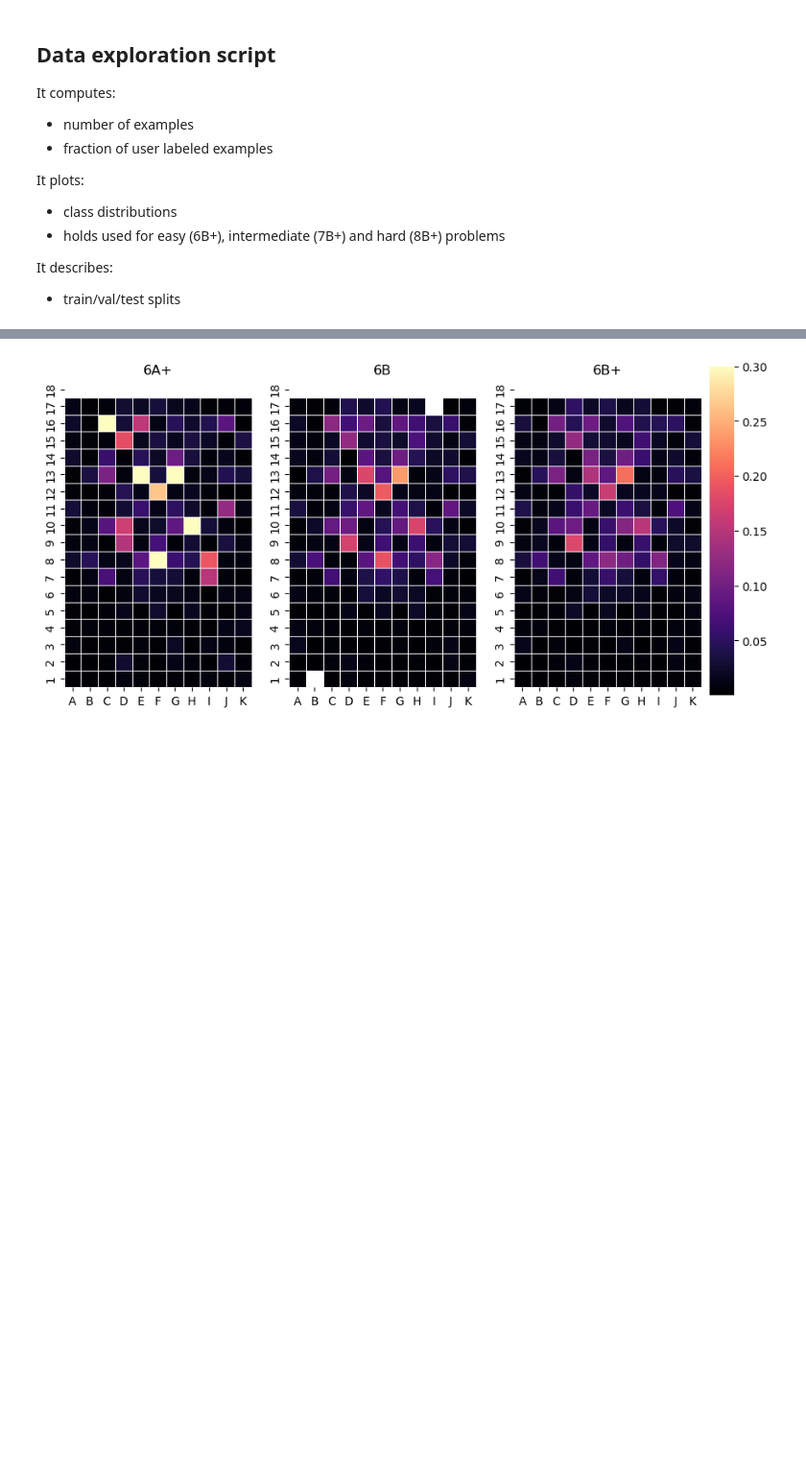
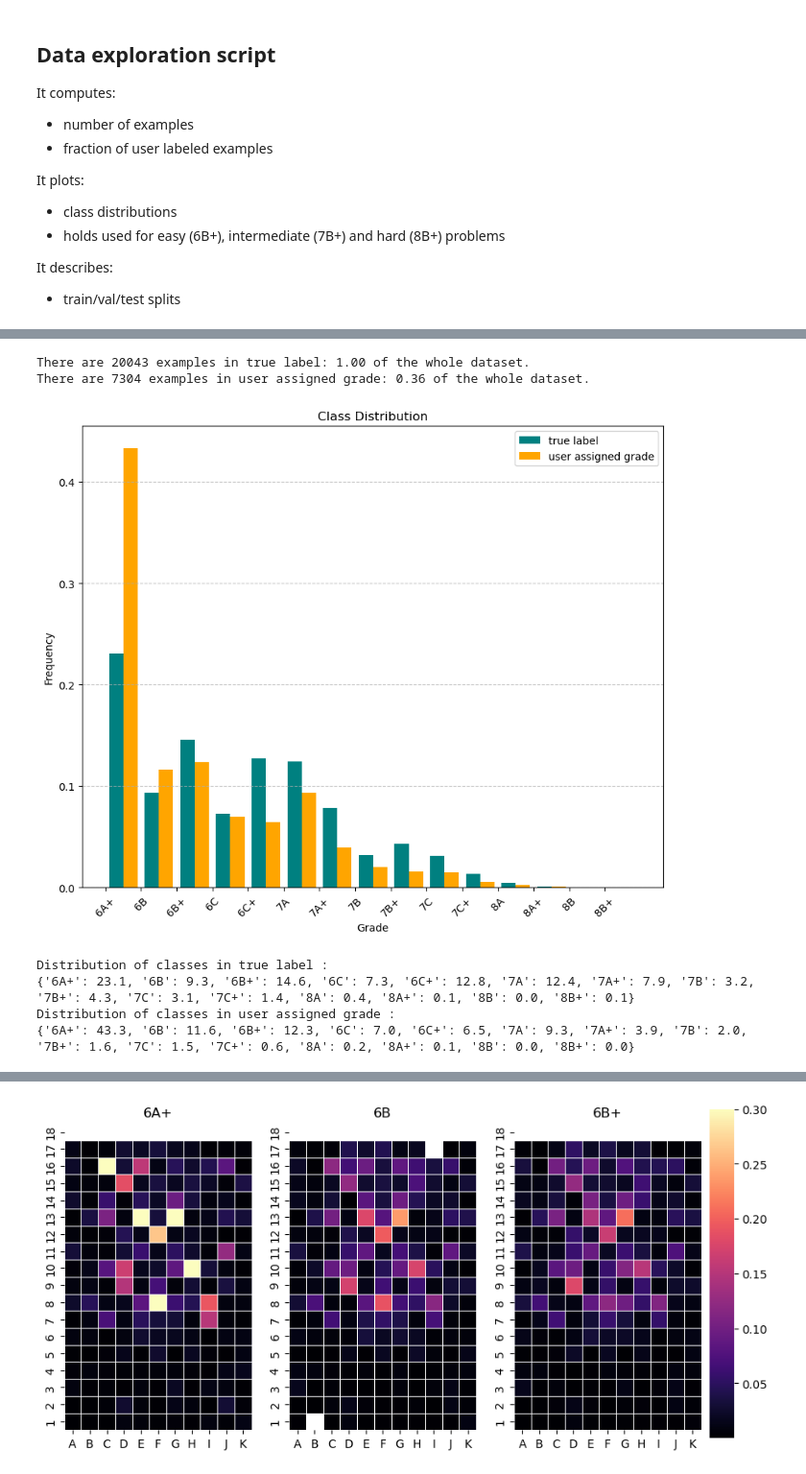
Before and after one commit to phipyao/ds4002-project-3, a Jupyter notebook: SCRIPTS/code.ipynb, the cells around one changed output, grey strips where cells are left out. Shown: that part at 96% size. Cells and saved outputs as stored; diff of their text form; code cells hidden in the pictures; blank space fills up the shorter version.

Commit message:
updated colors for eda

```diff
--- a/SCRIPTS/code.ipynb
+++ b/SCRIPTS/code.ipynb
@@ -35,36 +68,57 @@ It describes:
 # %%
-def class_distribution(grade2class, y_list, n_total, fig_legend, y_user_list=None):
-    """Plot an histogram of the class distribution in the dataset(s)
-    """
+# Plot Class Distribution
+y_list = [y, y_user]
+fig_legend = ["true label", "user assigned grade"]
+y_user_list=None
 
-    if not isinstance(y_list, list):
-        y_list = [y_list]
+if not isinstance(y_list, list):
+    y_list = [y_list]
 
-    for k, subset_name in enumerate(fig_legend):
-        y_filtered = y_list[k][y_list[k] != -1]
-        # number of examples
-        n_examples = y_filtered.shape[0]
-        print("There are {} examples in {}: {:.2f} of the whole dataset.".format(n_examples, subset_name, n_examples/n_total))
+for k, subset_name in enumerate(fig_legend):
+    y_filtered = y_list[k][y_list[k] != -1]
+    # number of examples
+    n_examples = y_filtered.shape[0]
+    print("There are {} examples in {}: {:.2f} of the whole dataset.".format(n_examples, subset_name, n_examples/n_total))
 
-        if not y_user_list is None:
-            y_user_filtered = y_user_list[k][y_user_list[k] != -1]
-            print("Only {:.2f}% of them have a user-assigned grade".format(y_user_filtered.shape[0]/n_examples*100))
+    if not y_user_list is None:
+        y_user_filtered = y_user_list[k][y_user_list[k] != -1]
+        print("Only {:.2f}% of them have a user-assigned grade".format(y_user_filtered.shape[0]/n_examples*100))
 
 
-    # class distribution
-    class_min = min(grade2class.values())
-    class_max = max(grade2class.values())
+# class distribution
+class_min = min(grade2class.values())
+class_max = max(grade2class.values())
 
-    # plot histogram
-    plt.hist(y_list, bins = range(class_min, class_max+2), density=True, histtype='bar')
-    plt.legend(fig_legend)
-    plt.xticks(list(grade2class.values()), list(grade2class.keys()))
-    plt.xlabel("Grade")
-    plt.ylabel("Frequency")
-    plt.title("Class distribution")
-    plt.show()
-    # print class distribution
-    for k, subset_name in enumerate(fig_legend):
-        y_filtered = y_list[k][y_list[k] != -1]
-        grade2freq = {grade: round(y_filtered[y_filtered==grade2class[grade]].shape[0]/y_filtered.shape[0]*100, 1) for grade in grade2class.keys()}
-        print("Distribution of classes in {} :\n{}".format(subset_name, grade2freq))
+colors = ["teal", "orange"]
+
+# Plot the histograms
+plt.hist(
+    y_list,
+    bins=range(class_min, class_max + 2),
+    density=True,
+    histtype='bar',
+    color=colors,
+    label=fig_legend
+)
+
+# Set legend, labels, and title
+plt.legend(fig_legend)
+plt.xticks(list(grade2class.values()), list(grade2class.keys()), rotation=45)
+plt.xlabel("Grade")
+plt.ylabel("Frequency")
+plt.title("Class Distribution")
+plt.grid(axis='y', linestyle='--', alpha=0.7)
+plt.show()
+
+for k, subset_name in enumerate(fig_legend):
+    y_filtered = y_list[k][y_list[k] != -1]
+    grade2freq = {grade: round(y_filtered[y_filtered==grade2class[grade]].shape[0]/y_filtered.shape[0]*100, 1) for grade in grade2class.keys()}
+    print("Distribution of classes in {} :\n{}".format(subset_name, grade2freq))
+# %% [output]
+There are 20043 examples in true label: 1.00 of the whole dataset.
+There are 7304 examples in user assigned grade: 0.36 of the whole dataset.
+[figure, added]
+Distribution of classes in true label :
+{'6A+': 23.1, '6B': 9.3, '6B+': 14.6, '6C': 7.3, '6C+': 12.8, '7A': 12.4, '7A+': 7.9, '7B': 3.2, '7B+': 4.3, '7C': 3.1, '7C+': 1.4, '8A': 0.4, '8A+': 0.1, '8B': 0.0, '8B+': 0.1}
+Distribution of classes in user assigned grade :
+{'6A+': 43.3, '6B': 11.6, '6B+': 12.3, '6C': 7.0, '6C+': 6.5, '7A': 9.3, '7A+': 3.9, '7B': 2.0, '7B+': 1.6, '7C': 1.5, '7C+': 0.6, '8A': 0.2, '8A+': 0.1, '8B': 0.0, '8B+': 0.0}
```
Also changed, not shown: parts of 2 cells of this notebook.
